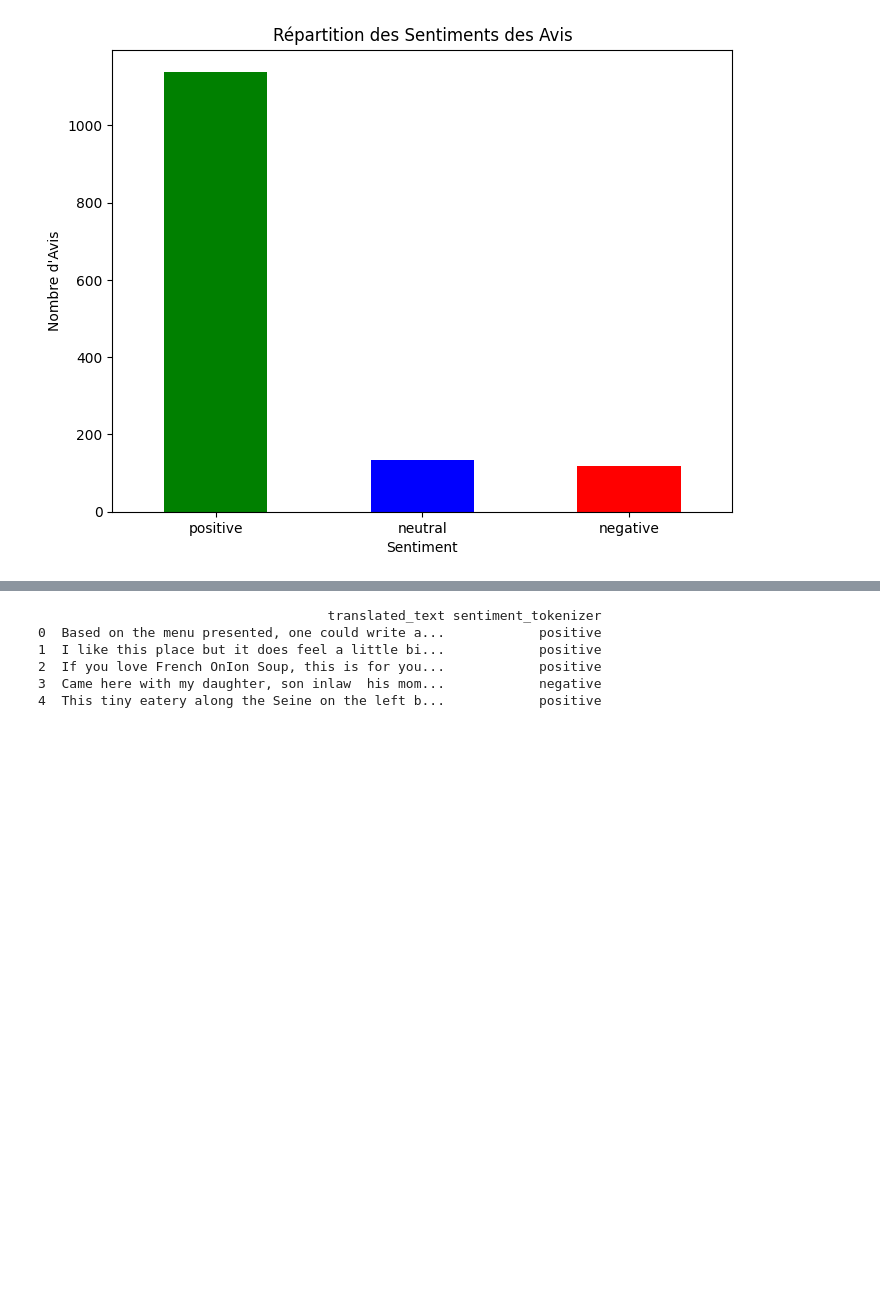
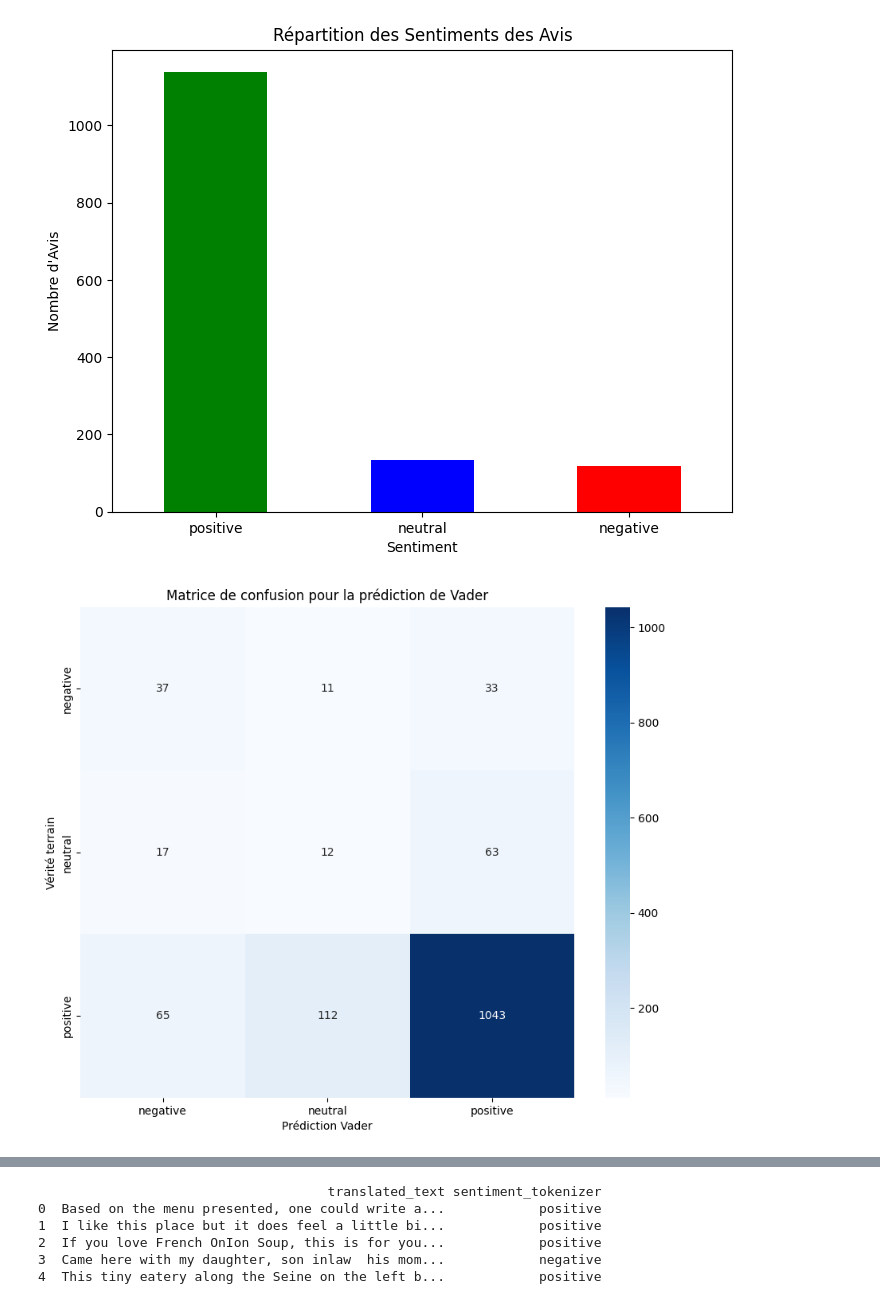
Before and after one commit to soraps/Projet2_NLP, a Jupyter notebook: NLP_Project_2_Analysis.ipynb, the cells around one changed output, grey strips where cells are left out. Drawn from its saved outputs; the diff is of its cells as text; code cells hidden in the pictures; blank space fills up the shorter version.

```diff
--- a/NLP_Project_2_Analysis.ipynb
+++ b/NLP_Project_2_Analysis.ipynb
@@ -64,6 +67,25 @@ plt.xticks(rotation=0)
 plt.show()
 # %% [output]
 [figure]
+# %%
+# Mapper les labels numériques aux étiquettes de sentiment
+review_df['label_mapped'] = review_df['label'].map({0: 'negative', 1: 'neutral', 2: 'positive'})
+
+# Calculer la matrice de confusion
+conf_matrix = confusion_matrix(review_df['label_mapped'], review_df['sentiment_vader'])
+
+# Créer une heatmap pour la matrice de confusion
+plt.figure(figsize=(10, 8))
+sns.heatmap(conf_matrix, annot=True, fmt='d', cmap="Blues",
+            xticklabels=['negative', 'neutral', 'positive'],
+            yticklabels=['negative', 'neutral', 'positive'])
+
+plt.title('Matrice de confusion pour la prédiction de Vader')
+plt.ylabel('Vérité terrain')
+plt.xlabel('Prédiction Vader')
+plt.show()
+# %% [output]
+[figure, added]
 # %%
 review_df.head()
 # %% [output]
```
Also changed, not shown: parts of 1 cell of this notebook, 2 other files.
